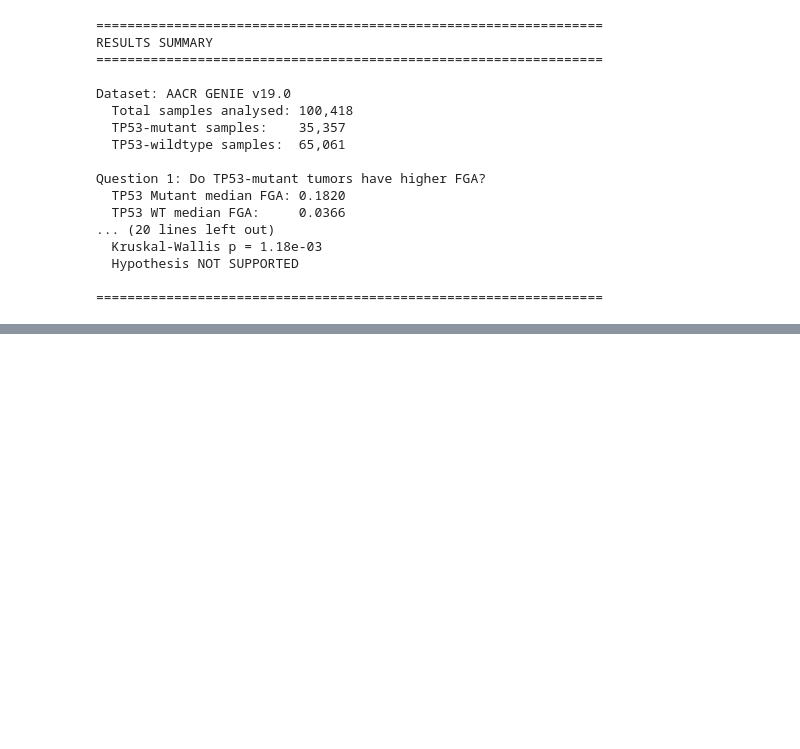
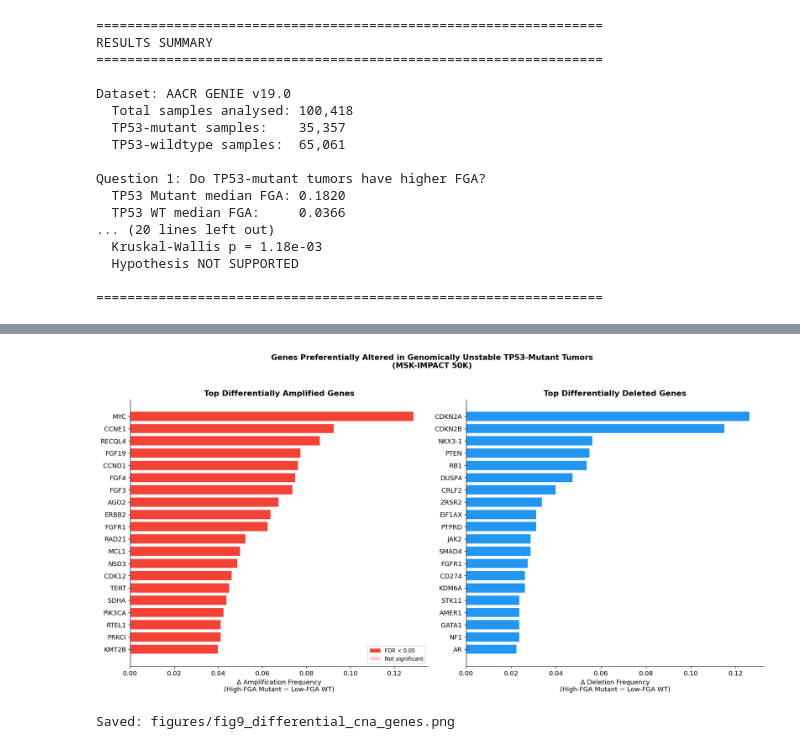
Before and after one commit to OrnitB/cancer_bioinformatics, a Jupyter notebook: project/tp53_cnv_analysis.ipynb, the cells around one changed output, grey strips where cells are left out. Cells and saved outputs as stored; diff of their text form; code cells hidden in the pictures; blank space fills up the shorter version.

```diff
--- a/project/tp53_cnv_analysis.ipynb
+++ b/project/tp53_cnv_analysis.ipynb
@@ -1169,0 +1525,38 @@ Question 1: Do TP53-mutant tumors have higher FGA?
+# %%
+# ── Figure 9: Differentially Altered Genes ────────────────────
+fig, axes = plt.subplots(1, 2, figsize=(16, 8))
+
+# Panel A: Top amplified
+top_amp = cna_compare.nlargest(20, 'delta_amp').sort_values('delta_amp')
+ax = axes[0]
+colors_a = ['#F44336' if g in sig_amp_genes else '#FFCDD2' for g in top_amp['gene']]
+ax.barh(top_amp['gene'], top_amp['delta_amp'], color=colors_a, edgecolor='white')
+ax.set_xlabel('Δ Amplification Frequency\n(High-FGA Mutant − Low-FGA WT)')
+ax.set_title('Top Differentially Amplified Genes', fontweight='bold')
+ax.axvline(0, color='black', linewidth=0.5)
+
+# Panel B: Top deleted
+top_del = cna_compare.nlargest(20, 'delta_loss').sort_values('delta_loss')
+ax = axes[1]
+colors_d = ['#2196F3' if g in sig_del_genes else '#BBDEFB' for g in top_del['gene']]
+ax.barh(top_del['gene'], top_del['delta_loss'], color=colors_d, edgecolor='white')
+ax.set_xlabel('Δ Deletion Frequency\n(High-FGA Mutant − Low-FGA WT)')
+ax.set_title('Top Differentially Deleted Genes', fontweight='bold')
+ax.axvline(0, color='black', linewidth=0.5)
+
+fig.suptitle('Genes Preferentially Altered in Genomically Unstable TP53-Mutant Tumors\n(MSK-IMPACT 50K)',
+             fontweight='bold', fontsize=13, y=1.02)
+
+# Add legend
+from matplotlib.patches import Patch
+legend_elements = [Patch(facecolor='#F44336', label='FDR < 0.05'),
+                   Patch(facecolor='#FFCDD2', label='Not significant')]
+axes[0].legend(handles=legend_elements, loc='lower right', fontsize=9)
+
+plt.tight_layout()
+plt.savefig('figures/fig9_differential_cna_genes.png', dpi=150, bbox_inches='tight')
+plt.show()
+print('Saved: figures/fig9_differential_cna_genes.png')
+# %% [output]
+[figure, added]
+Saved: figures/fig9_differential_cna_genes.png
```
Also changed, not shown: parts of 9 cells of this notebook, 5 other files.
